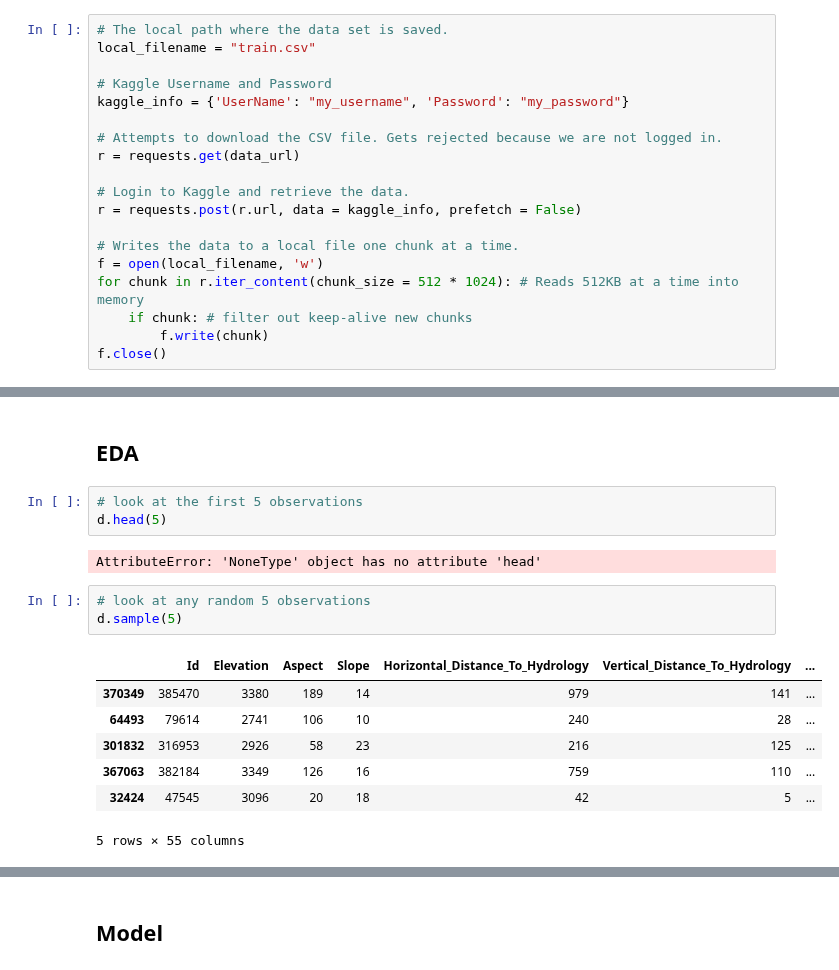
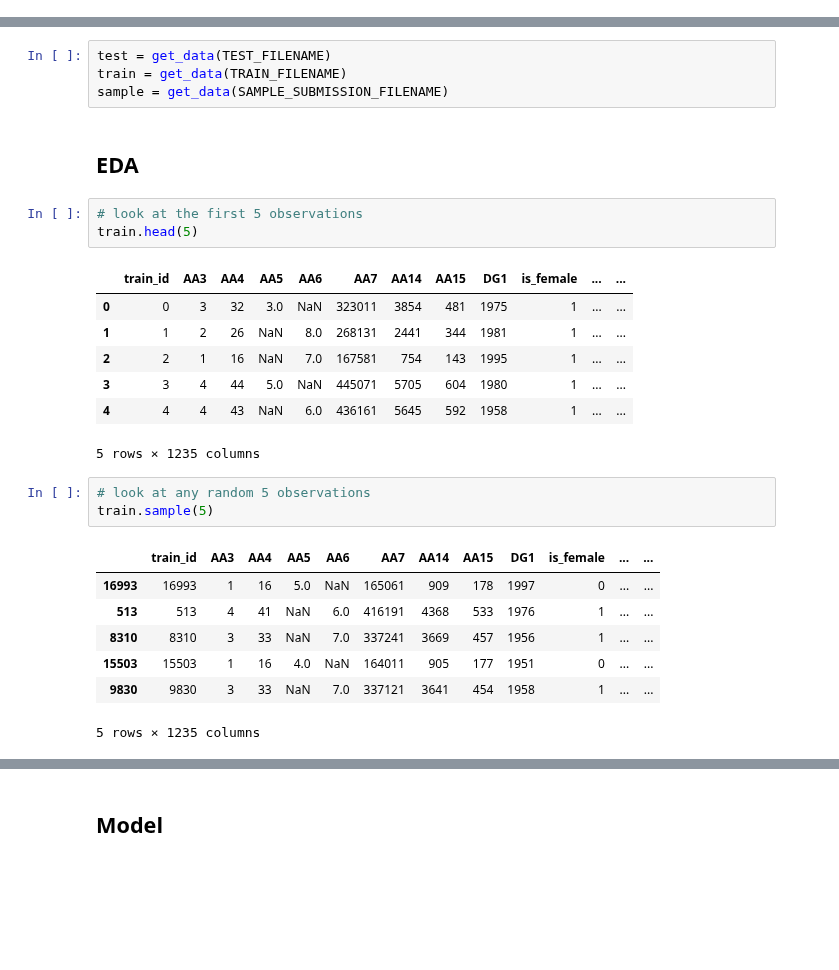
Before and after one commit to tiffapedia/w207-final, a Jupyter notebook: DivyaGorantla_RamIyer_TiffanyJaya_SteveSanders.ipynb, the cells around one changed output, grey strips where cells are left out. Cells and saved outputs as stored; diff of their text form; blank space fills up the shorter version.

```diff
--- a/DivyaGorantla_RamIyer_TiffanyJaya_SteveSanders.ipynb
+++ b/DivyaGorantla_RamIyer_TiffanyJaya_SteveSanders.ipynb
@@ -20,25 +20,6 @@ import tensorflow as tf
 tf.set_random_seed(6)
 # %% [markdown]
 ## Helper Functions
-# %%
-# The local path where the data set is saved.
-local_filename = "train.csv"
-
-# Kaggle Username and Password
-kaggle_info = {'UserName': "my_username", 'Password': "my_password"}
-
-# Attempts to download the CSV file. Gets rejected because we are not logged in.
-r = requests.get(data_url)
-
-# Login to Kaggle and retrieve the data.
-r = requests.post(r.url, data = kaggle_info, prefetch = False)
-
-# Writes the data to a local file one chunk at a time.
-f = open(local_filename, 'w')
-for chunk in r.iter_content(chunk_size = 512 * 1024): # Reads 512KB at a time into memory
-    if chunk: # filter out keep-alive new chunks
-        f.write(chunk)
-f.close()
 # %%
 TEST_FILENAME = 'test.csv'
 TRAIN_FILENAME = 'train.csv'
@@ -83,20 +53,30 @@ d = get_data()
+# %%
+test = get_data(TEST_FILENAME)
+train = get_data(TRAIN_FILENAME)
+sample = get_data(SAMPLE_SUBMISSION_FILENAME)
 # %% [markdown]
 ## EDA
 # %%
 # look at the first 5 observations
-d.head(5)
+train.head(5)
 # %% [output]
+|  | train_id | AA3 | AA4 | AA5 | AA6 | AA7 | AA14 | AA15 | DG1 | is_female | ... | ... |
+| 0 | 0 | 3 | 32 | 3.0 | NaN | 323011 | 3854 | 481 | 1975 | 1 | ... | ... |
+| 1 | 1 | 2 | 26 | NaN | 8.0 | 268131 | 2441 | 344 | 1981 | 1 | ... | ... |
+| 2 | 2 | 1 | 16 | NaN | 7.0 | 167581 | 754 | 143 | 1995 | 1 | ... | ... |
+| 3 | 3 | 4 | 44 | 5.0 | NaN | 445071 | 5705 | 604 | 1980 | 1 | ... | ... |
+| 4 | 4 | 4 | 43 | NaN | 6.0 | 436161 | 5645 | 592 | 1958 | 1 | ... | ... |
-AttributeError: 'NoneType' object has no attribute 'head'
+5 rows × 1235 columns
 # %%
 # look at any random 5 observations
-d.sample(5)
+train.sample(5)
 # %% [output]
-|  | Id | Elevation | Aspect | Slope | Horizontal_Distance_To_Hydrology | Vertical_Distance_To_Hydrology | ... |
-| 370349 | 385470 | 3380 | 189 | 14 | 979 | 141 | ... |
-| 64493 | 79614 | 2741 | 106 | 10 | 240 | 28 | ... |
-| 301832 | 316953 | 2926 | 58 | 23 | 216 | 125 | ... |
-| 367063 | 382184 | 3349 | 126 | 16 | 759 | 110 | ... |
-| 32424 | 47545 | 3096 | 20 | 18 | 42 | 5 | ... |
+|  | train_id | AA3 | AA4 | AA5 | AA6 | AA7 | AA14 | AA15 | DG1 | is_female | ... | ... |
+| 16993 | 16993 | 1 | 16 | 5.0 | NaN | 165061 | 909 | 178 | 1997 | 0 | ... | ... |
+| 513 | 513 | 4 | 41 | NaN | 6.0 | 416191 | 4368 | 533 | 1976 | 1 | ... | ... |
+| 8310 | 8310 | 3 | 33 | NaN | 7.0 | 337241 | 3669 | 457 | 1956 | 1 | ... | ... |
+| 15503 | 15503 | 1 | 16 | 4.0 | NaN | 164011 | 905 | 177 | 1951 | 0 | ... | ... |
+| 9830 | 9830 | 3 | 33 | NaN | 7.0 | 337121 | 3641 | 454 | 1958 | 1 | ... | ... |
-5 rows × 55 columns
+5 rows × 1235 columns
 # %%
 # look at the last 5 observations
```
Also changed, not shown: parts of 6 cells of this notebook.
